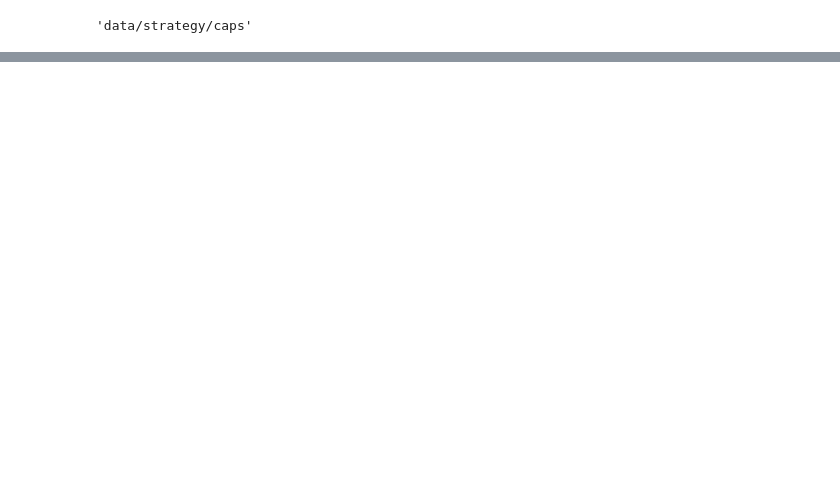
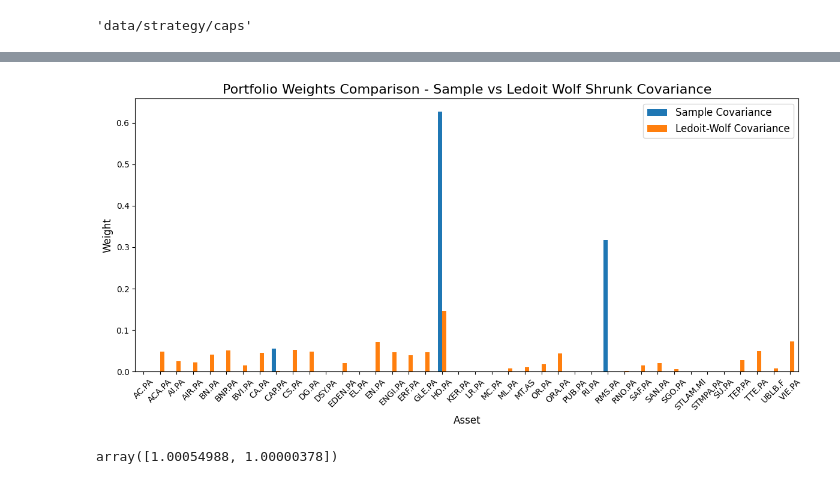
Before and after one commit to ljon3/im, a Jupyter notebook: driver-strategy.ipynb, the cells around one changed output, grey strips where cells are left out. Cells and saved outputs as stored; diff of their text form; code cells hidden in the pictures; blank space fills up the shorter version.

```diff
--- a/driver-strategy.ipynb
+++ b/driver-strategy.ipynb
@@ -31,0 +72,30 @@ df_wgts
+# %%
+[prior, df_weights] = msr.calculate_weights()
+df_weights
+
+import matplotlib.pyplot as plt
+
+# Set the index to 'Asset' for easier plotting
+df_weights.set_index('Asset', inplace=True)
+
+# Plot the weights
+df_weights.plot(kind='bar', figsize=(12, 6))
+
+# Add labels and title
+plt.title('Portfolio Weights Comparison - Sample vs Ledoit Wolf Shrunk Covariance', fontsize=16)
+plt.ylabel('Weight', fontsize=12)
+plt.xlabel('Asset', fontsize=12)
+plt.xticks(rotation=45)
+plt.legend(['Sample Covariance', 'Ledoit-Wolf Covariance'], fontsize=12)
+
+# Show the plot
+plt.tight_layout()
+
+plt.show()
+# %% [output]
+[figure, added]
+# %%
+# sanity check
+sum(df_weights.loc[:,["Weight_Sample","Weight_LW"]].values)
+# %% [output]
+array([1.00054988, 1.00000378])
```
Also changed, not shown: parts of 4 cells of this notebook, 7 other files.
